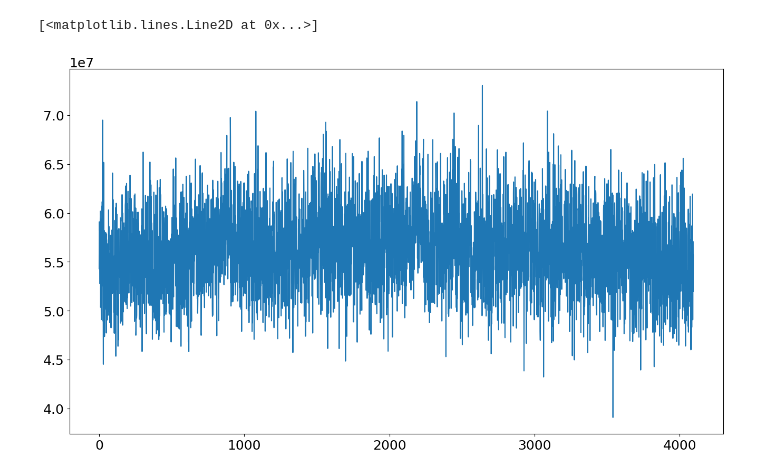
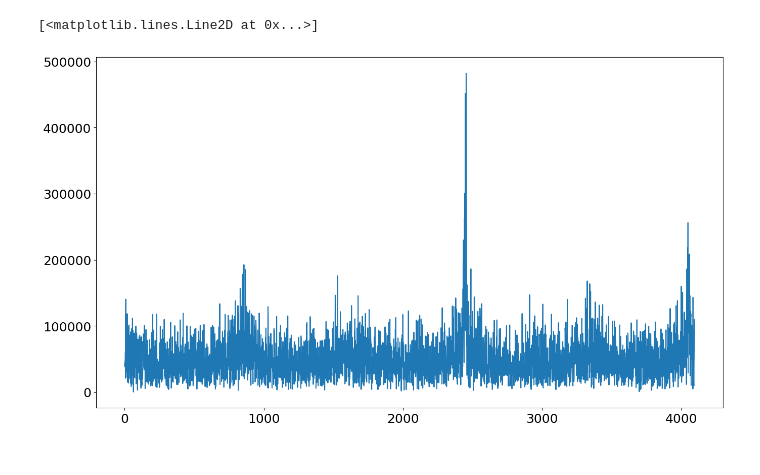
Before and after one commit to VU3VWB/linux_sysprog, a Jupyter notebook: stdout2shmbuf/read_shmbuf_mmap.ipynb, the cells around one changed output. Drawn from its saved outputs; the diff is of its cells as text; code cells hidden in the pictures.

```diff
--- a/stdout2shmbuf/read_shmbuf_mmap.ipynb
+++ b/stdout2shmbuf/read_shmbuf_mmap.ipynb
@@ -5,15 +5,15 @@ plt.rcParams.update({'font.size': 18})
 # %%
 bufmap = np.memmap("/dev/shm/rbuff", dtype=np.int8, mode='r')
 NFFT = 4096*2
 bufspec = np.zeros(int(NFFT/2), dtype=np.float64)
-for i in range(10000):
+for i in range(10):
 
     buf1 = bufmap[0:NFFT]
     buf_complex = buf1[0::2] + buf1[1::2]*1j
     bufspec = bufspec+np.abs(np.fft.fft(buf_complex))
 
 plt.figure(figsize=(16,9))
 plt.plot(np.fft.fftshift(bufspec))
 # %% [output]
 [<matplotlib.lines.Line2D at 0x...>]
-[figure, old version]
+[figure, new version]
```
Also changed, not shown: 1 other file.
